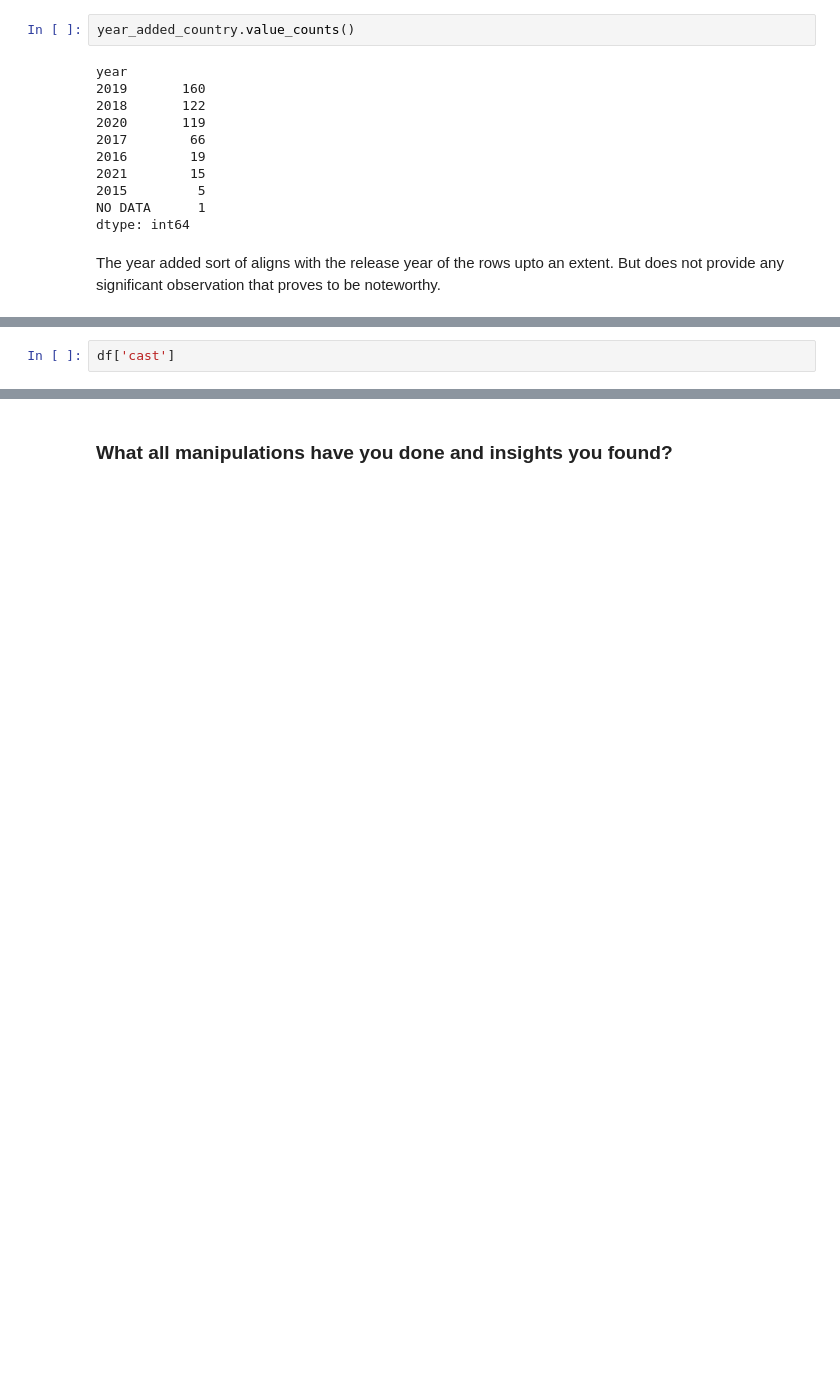
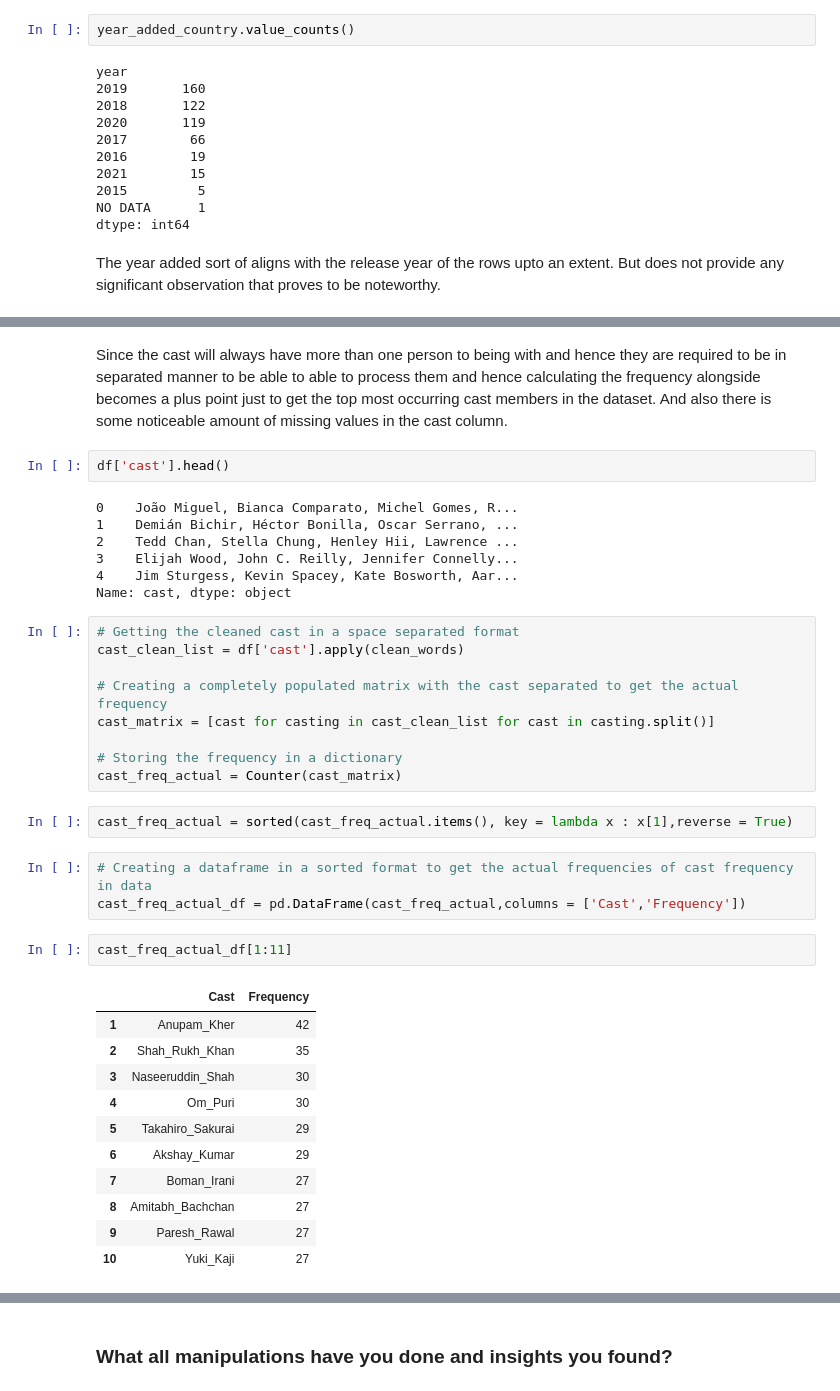
Before and after one commit to 007tickooayush/ML-Unsupervised-Netflix-Clustering-Recommendation-Project, a Jupyter notebook: Ayush_Tickoo_ML_Capstone_Unsupervised_Project.ipynb, the cells around one changed output, grey strips where cells are left out. Cells and saved outputs as stored; diff of their text form; blank space fills up the shorter version.

```diff
--- a/Ayush_Tickoo_ML_Capstone_Unsupervised_Project.ipynb
+++ b/Ayush_Tickoo_ML_Capstone_Unsupervised_Project.ipynb
@@ -731,2 +731,39 @@ The year added sort of aligns with the release year of the rows upto an extent.
+# %% [markdown]
+Since the cast will always have more than one person to being with and hence they are required to be in separated manner to be able to able to process them and hence calculating the frequency alongside becomes a plus point just to get the top most occurring cast members in the dataset. And also there is some noticeable amount of missing values in the cast column.
 # %%
-df['cast']
+df['cast'].head()
+# %% [output]
+0    João Miguel, Bianca Comparato, Michel Gomes, R...
+1    Demián Bichir, Héctor Bonilla, Oscar Serrano, ...
+2    Tedd Chan, Stella Chung, Henley Hii, Lawrence ...
+3    Elijah Wood, John C. Reilly, Jennifer Connelly...
+4    Jim Sturgess, Kevin Spacey, Kate Bosworth, Aar...
+Name: cast, dtype: object
+# %%
+# Getting the cleaned cast in a space separated format
+cast_clean_list = df['cast'].apply(clean_words)
+
+# Creating a completely populated matrix with the cast separated to get the actual frequency
+cast_matrix = [cast for casting in cast_clean_list for cast in casting.split()]
+
+# Storing the frequency in a dictionary
+cast_freq_actual = Counter(cast_matrix)
+# %%
+cast_freq_actual = sorted(cast_freq_actual.items(), key = lambda x : x[1],reverse = True)
+# %%
+# Creating a dataframe in a sorted format to get the actual frequencies of cast frequency in data
+cast_freq_actual_df = pd.DataFrame(cast_freq_actual,columns = ['Cast','Frequency'])
+# %%
+cast_freq_actual_df[1:11]
+# %% [output]
+|  | Cast | Frequency |
+| 1 | Anupam_Kher | 42 |
+| 2 | Shah_Rukh_Khan | 35 |
+| 3 | Naseeruddin_Shah | 30 |
+| 4 | Om_Puri | 30 |
+| 5 | Takahiro_Sakurai | 29 |
+| 6 | Akshay_Kumar | 29 |
+| 7 | Boman_Irani | 27 |
+| 8 | Amitabh_Bachchan | 27 |
+| 9 | Paresh_Rawal | 27 |
+| 10 | Yuki_Kaji | 27 |
```
Also changed, not shown: parts of 10 cells of this notebook.
